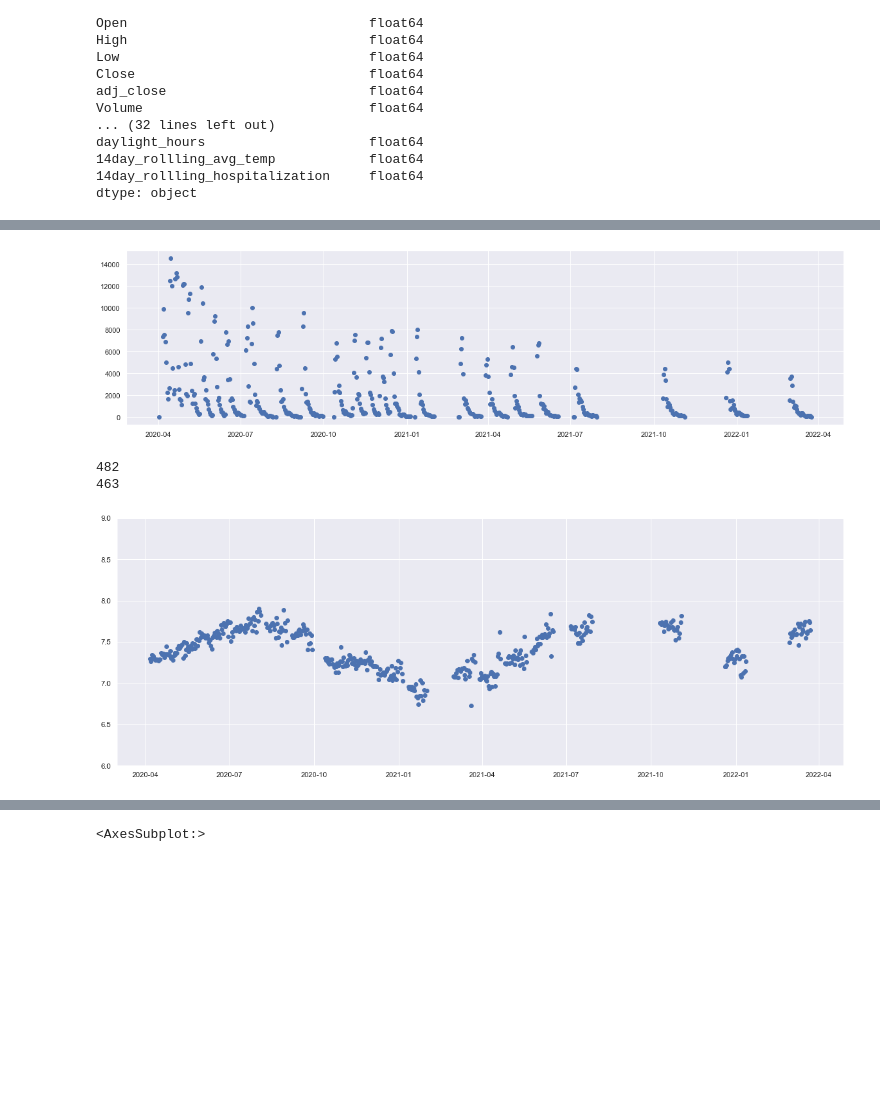
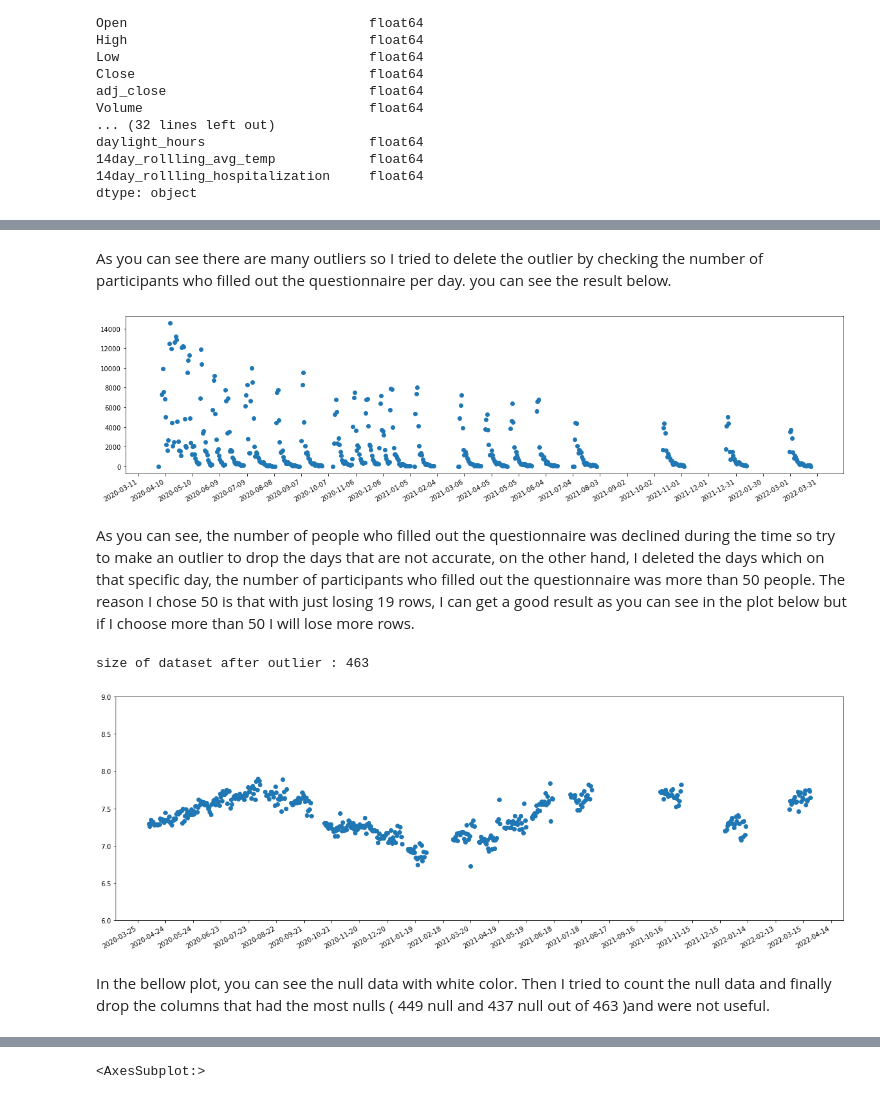
Before and after one commit to apirzadeh1365/supervised-_machine_learning, a Jupyter notebook: final_project.ipynb, the cells around one changed output, grey strips where cells are left out. Drawn from its saved outputs; the diff is of its cells as text; code cells hidden in the pictures; blank space fills up the shorter version.

```diff
--- a/final_project.ipynb
+++ b/final_project.ipynb
@@ -75,23 +83,31 @@ plt.show()
+# %% [markdown]
+As you can see there are many outliers so I tried to delete the outlier by checking the number of participants who filled out the questionnaire per day. you can see the result below.
+# %%
+plt.figure(figsize=(20,5))
+plt.scatter(df['date'],df['counts_per_day'] )
+plt.gca().xaxis.set_major_locator(mdates.DayLocator(interval=30))
+plt.gcf().autofmt_xdate()
+plt.show()
+# %% [output]
+[figure, added]
+# %% [markdown]
+As you can see, the number of people who filled out the questionnaire was declined during the time so try to make an outlier to drop the days that are not accurate, on the other hand, I deleted the days which on that specific day, the number of participants who filled out the questionnaire was more than 50 people. The reason I chose 50 is that with just losing 19 rows, I can get a good result as you can see in the plot below but if I choose more than 50 I will lose more rows.
 # %%
 #create outlier
-plt.figure(figsize=(20,5))
-plt.scatter(df['date'],df['counts_per_day'] )
-plt.show()
-print(len(df))
-#As you can see, the number of people who fill the questionnaire was declined during the time so try to make an outlier to drop the data that are not accurate
-# (because the number of people who fill the questionnaire is more than 50 per day and the quality of life is calculated as the average of at least 50 people per day)
 df = df[df['counts_per_day'] > 50]
-print(len(df))
+print("size of dataset after outlier :",len(df))
 plt.figure(figsize=(20,7))
 plt.scatter(df['date'],df['quality_of_life'])
 plt.ylim(6,9)
+plt.gca().xaxis.set_major_locator(mdates.DayLocator(interval=30))
+plt.gcf().autofmt_xdate()
 plt.show()
 #You can see, with this outlier I can delete the unrelated point
 # %% [output]
+size of dataset after outlier : 463
-[figure, old version]
+[figure, new version]
-482
-463
-[figure, removed]
+# %% [markdown]
+In the bellow plot, you can see the null data with white color. Then I tried to count the null data and finally drop the columns that had the most nulls ( 449 null and 437 null out of 463 )and were not useful.
 # %%
 #plot the null data
 msno.matrix(df, figsize=(15,8), color=(0.5,0,0))
```
Also changed, not shown: parts of 30 cells of this notebook.
